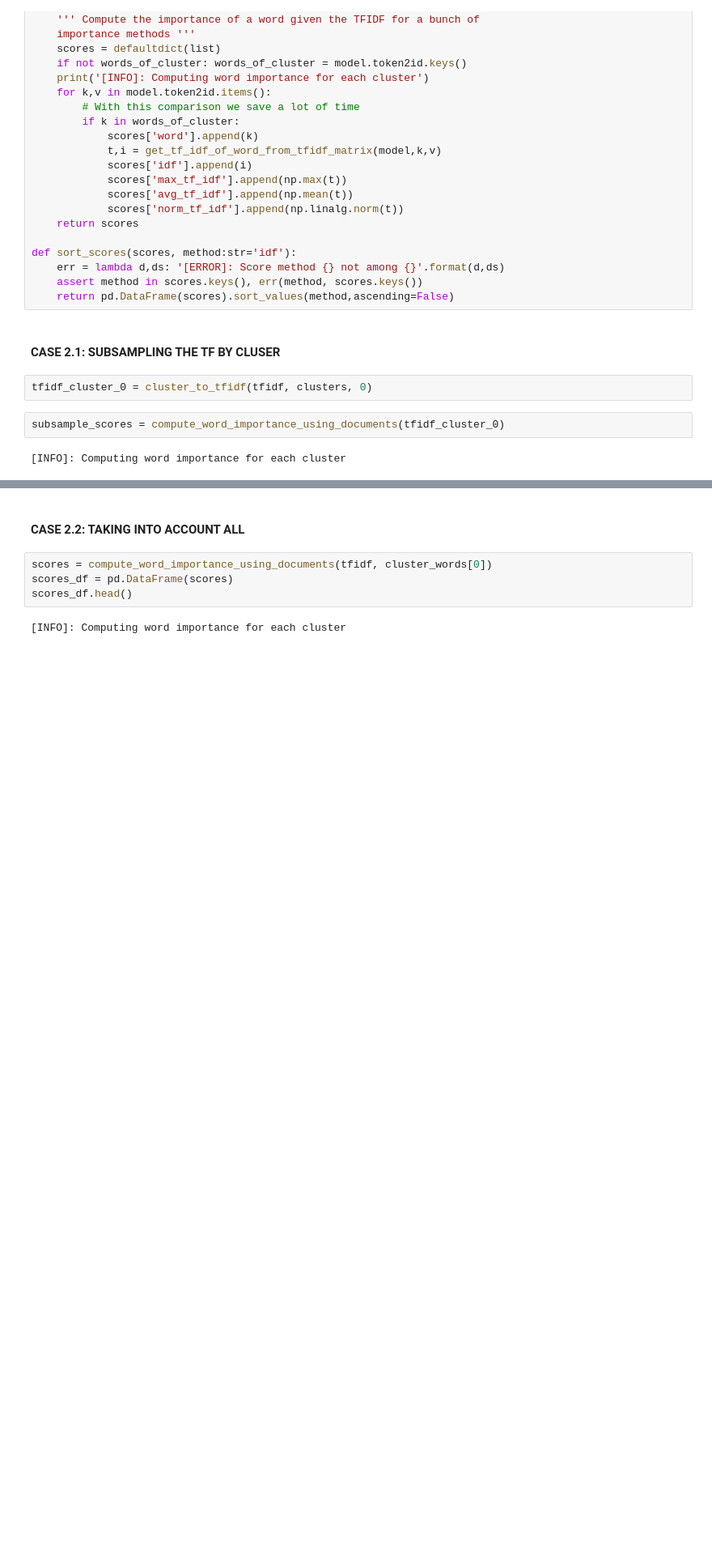
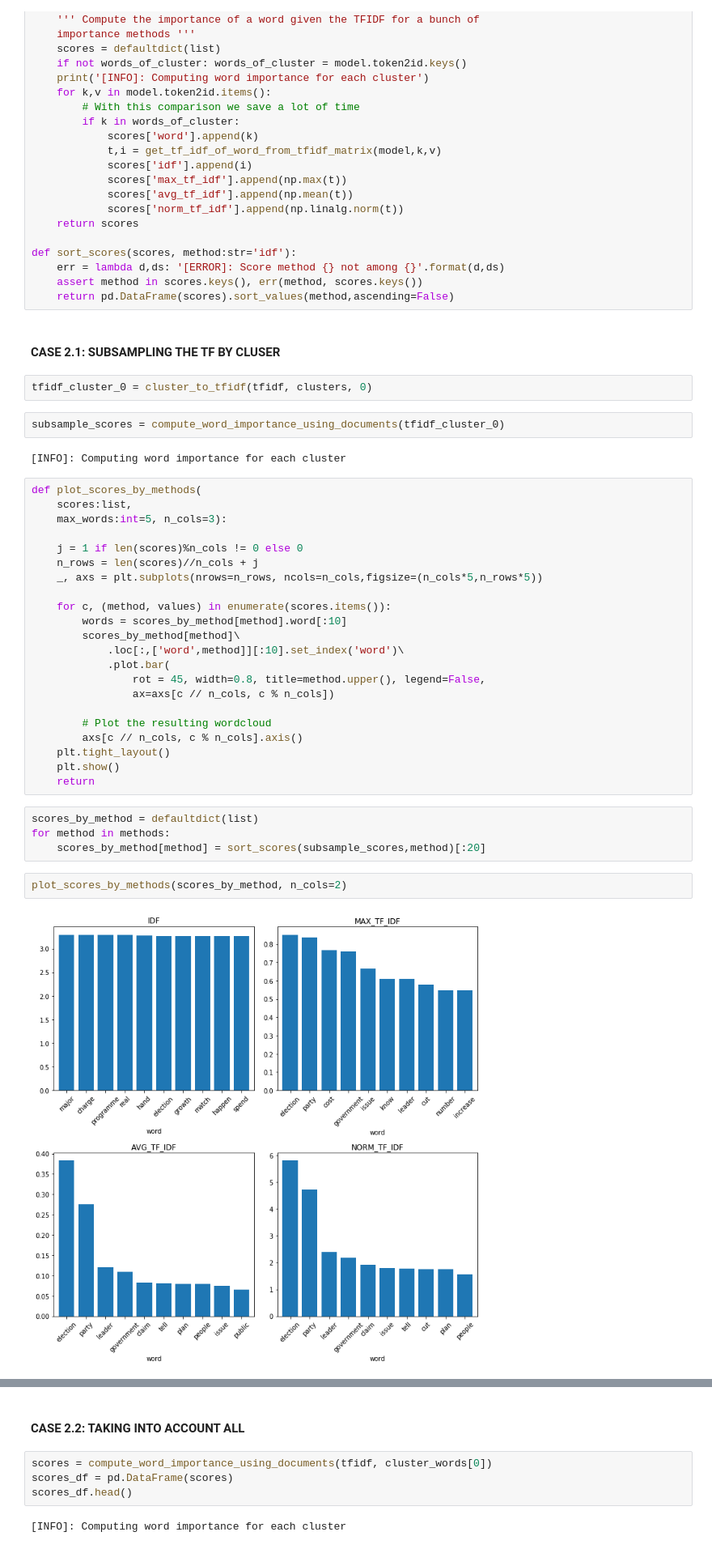
Before and after one commit to shanepeckham/NLP-1, a Jupyter notebook: Complementary_Courses/Document_Clustering/Flat_Clustering_Overview.ipynb, the cells around one changed output, grey strips where cells are left out. Shown at 81% size. Cells and saved outputs as stored; diff of their text form; blank space fills up the shorter version.

```diff
--- a/Complementary_Courses/Document_Clustering/Flat_Clustering_Overview.ipynb
+++ b/Complementary_Courses/Document_Clustering/Flat_Clustering_Overview.ipynb
@@ -393,4 +384,34 @@ tfidf_cluster_0 = cluster_to_tfidf(tfidf, clusters, 0)
 subsample_scores = compute_word_importance_using_documents(tfidf_cluster_0)
 # %% [output]
 [INFO]: Computing word importance for each cluster
+# %%
+def plot_scores_by_methods(
+    scores:list,
+    max_words:int=5, n_cols=3):
+
+    j = 1 if len(scores)%n_cols != 0 else 0
+    n_rows = len(scores)//n_cols + j
+    _, axs = plt.subplots(nrows=n_rows, ncols=n_cols,figsize=(n_cols*5,n_rows*5))
+
+    for c, (method, values) in enumerate(scores.items()):
+        words = scores_by_method[method].word[:10]
+        scores_by_method[method]\
+            .loc[:,['word',method]][:10].set_index('word')\
+            .plot.bar(
+                rot = 45, width=0.8, title=method.upper(), legend=False,
+                ax=axs[c // n_cols, c % n_cols])
+
+        # Plot the resulting wordcloud
+        axs[c // n_cols, c % n_cols].axis()
+    plt.tight_layout()
+    plt.show()
+    return
+# %%
+scores_by_method = defaultdict(list)
+for method in methods:
+    scores_by_method[method] = sort_scores(subsample_scores,method)[:20]
+# %%
+plot_scores_by_methods(scores_by_method, n_cols=2)
+# %% [output]
+[figure, added]
 # %%
```
Also changed, not shown: parts of 10 cells of this notebook.
